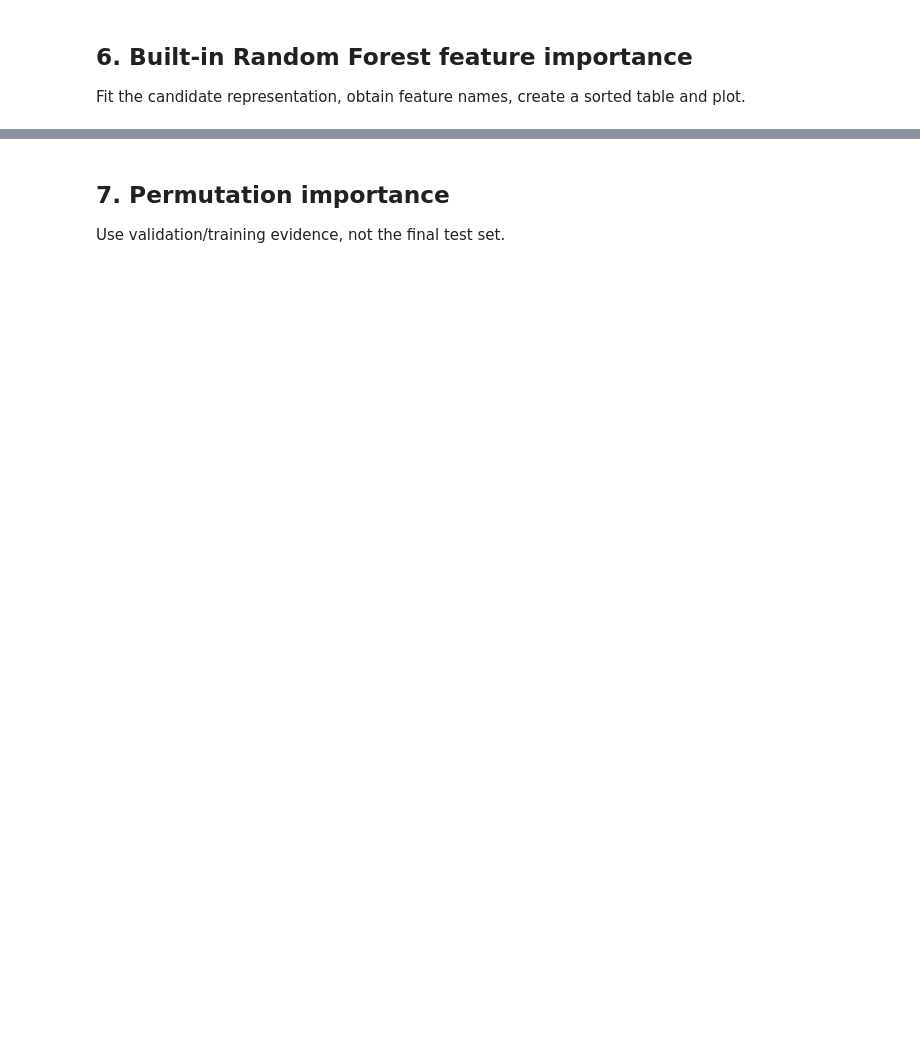
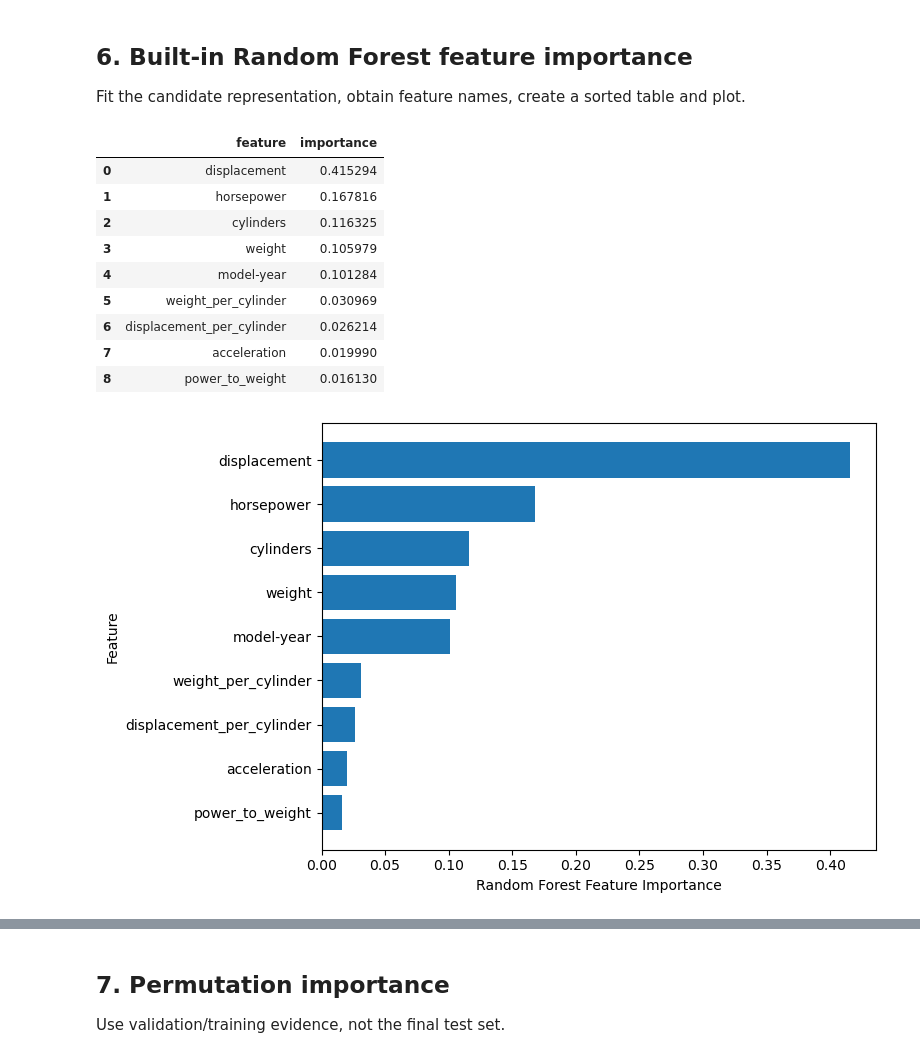
Before and after one commit to Ganga0506/cse4095, a Jupyter notebook: assignment11/CSE4095_Class5_Starter_v3.ipynb, the cells around one changed output, grey strips where cells are left out. Saved outputs shown, nothing was run; the diff lists cells and outputs as text; code cells hidden in the pictures; blank space fills up the shorter version.

```diff
--- a/assignment11/CSE4095_Class5_Starter_v3.ipynb
+++ b/assignment11/CSE4095_Class5_Starter_v3.ipynb
@@ -13,0 +96,14 @@ Use `random_state=42`. Keep the split fixed.
+# %%
+from sklearn.model_selection import train_test_split
+
+X = df.drop(columns="mpg")
+y = df["mpg"]
+
+X_train, X_test, y_train, y_test = train_test_split(
+    X, y, test_size=0.2, random_state=42
+)
+
+display(pd.DataFrame({
+    "dataset": ["X_train", "X_test", "y_train", "y_test"],
+    "shape": [X_train.shape, X_test.shape, y_train.shape, y_test.shape]
+}))
@@ -32,0 +302,47 @@ Fit the candidate representation, obtain feature names, create a sorted table an
+# %%
+feature_importance_pipeline = Pipeline([
+    ("feature_engineering", engineered_feature_transformer),
+    ("imputer", SimpleImputer(strategy="median")),
+    ("model", RandomForestRegressor(random_state=42, n_jobs=-1))
+])
+
+feature_importance_pipeline.fit(X_train, y_train)
+
+feature_names = feature_importance_pipeline.named_steps["feature_engineering"].transform(
+    X_train.head(0)
+).columns.to_list()
+feature_importances = feature_importance_pipeline.named_steps["model"].feature_importances_
+
+assert len(feature_names) == len(feature_importances)
+
+feature_importance_results = (
+    pd.DataFrame({
+        "feature": feature_names,
+        "importance": feature_importances
+    })
+    .sort_values("importance", ascending=False)
+    .reset_index(drop=True)
+)
+display(feature_importance_results)
+
+plt.figure(figsize=(8, 5))
+plt.barh(
+    feature_importance_results["feature"][::-1],
+    feature_importance_results["importance"][::-1]
+)
+plt.xlabel("Random Forest Feature Importance")
+plt.ylabel("Feature")
+plt.tight_layout()
+plt.show()
+# %% [output]
+|  | feature | importance |
+| 0 | displacement | 0.415294 |
+| 1 | horsepower | 0.167816 |
+| 2 | cylinders | 0.116325 |
+| 3 | weight | 0.105979 |
+| 4 | model-year | 0.101284 |
+| 5 | weight_per_cylinder | 0.030969 |
+| 6 | displacement_per_cylinder | 0.026214 |
+| 7 | acceleration | 0.019990 |
+| 8 | power_to_weight | 0.016130 |
+[figure, added]
```
Also changed, not shown: parts of 45 cells of this notebook.
